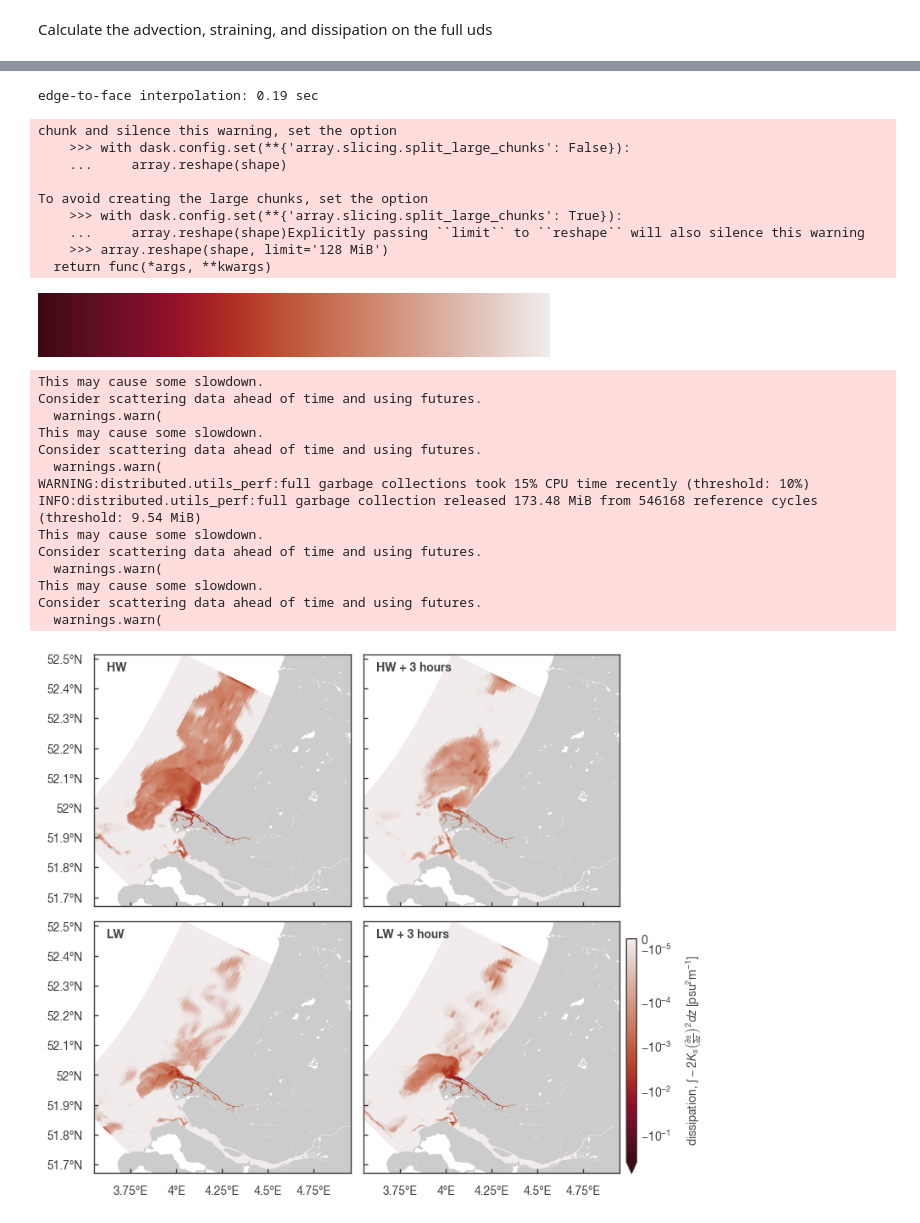
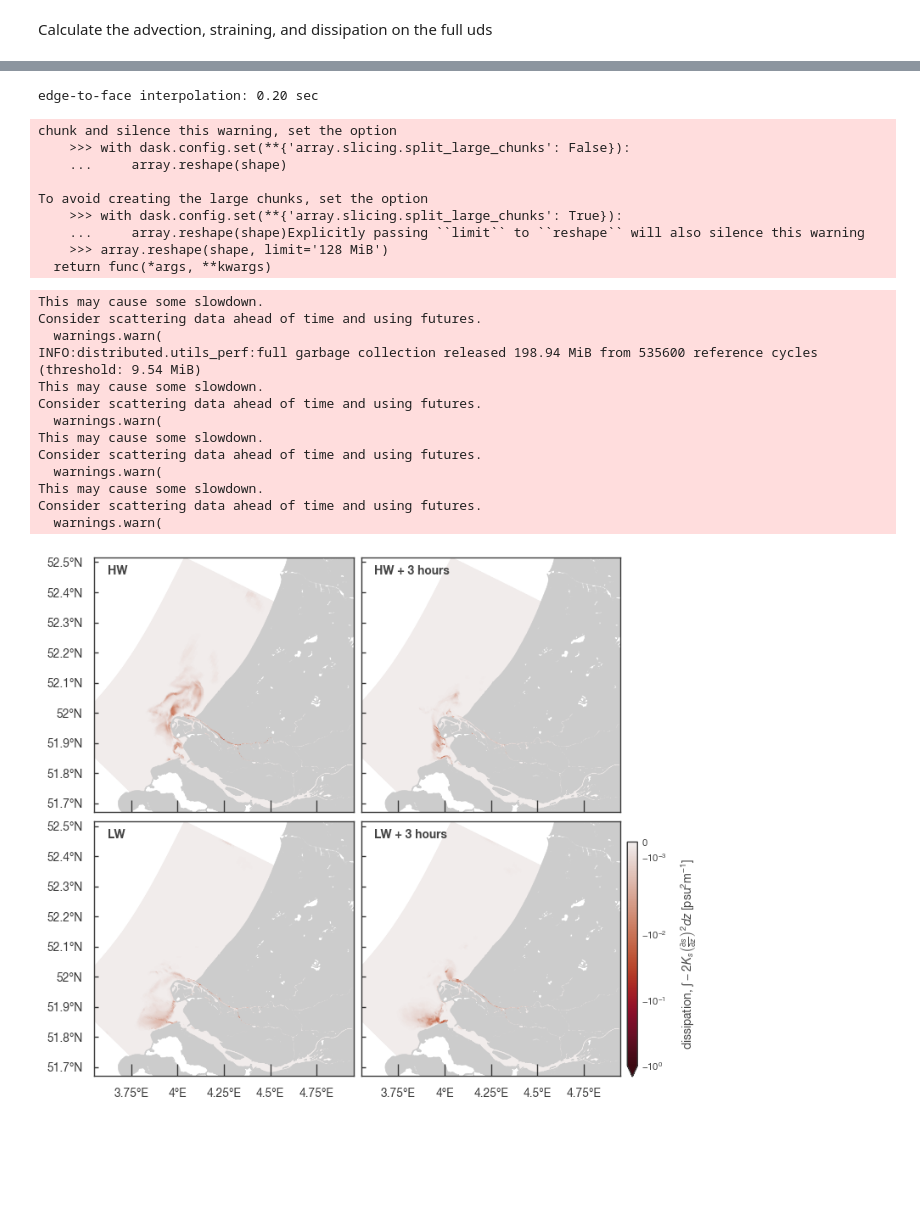
Before and after one commit to mgeraeds/pysva, a Jupyter notebook: notebooks/01_testing.ipynb, the cells around one changed output, grey strips where cells are left out. Cells and saved outputs as stored; diff of their text form; code cells hidden in the pictures; blank space fills up the shorter version.

Commit message:
Added new plots

```diff
--- a/notebooks/01_testing.ipynb
+++ b/notebooks/01_testing.ipynb
@@ -136,13 +140,14 @@ file_nc = r'/projects/0/einf1300/saltis-wp3-1/C_Work/05_RMD_2019/computations/D0
 file_nc = r'/projects/0/einf1300/saltis-wp3-1/C_Work/05_RMD_2019/computations/D02/D02AP/RMD_dflowfm_D02AP_0000_map.nc'
 file_nc = r'/projects/0/einf1300/saltis-wp3-1/C_Work/05_RMD_2019/computations/D02/D02AU_newobs/RMD_dflowfm_D02AU_0000_map.nc'
 file_nc = r'/projects/0/einf1300/saltis-wp3-1/C_Work/05_RMD_2019/computations/D06/D06_16N/RMD_dflowfm_D06_16N_0000_map.nc'
-# file_nc = r'/projects/0/einf1300/saltis-wp3-1/C_Work/05_RMD_2019/computations/D02/D0213AU/RMD_dflowfm_D0213AU_0000_map.nc'
+file_nc = r'/projects/0/einf1300/saltis-wp3-1/C_Work/05_RMD_2019/computations/D06/D06_19O/RMD_dflowfm_D06_19O_0000_map.nc'
+# file_nc = r'/projects/0/einf1300/saltis-wp3-1/C_Work/05_RMD_2019/computations/D02/D02AU_newobs/RMD_dflowfm_D02AU_*_map.nc'
 # %%
 from functools import partial
 def _preprocess(x, tstart, tend):
     return x.sel(time=slice(tstart, tend))
 # %%
-partial_func = partial(_preprocess, tstart=pd.to_datetime('2019-11-16 00:00'), tend=pd.to_datetime('2019-11-17 01:00'))
+partial_func = partial(_preprocess, tstart=pd.to_datetime('2019-10-19 12:00'), tend=pd.to_datetime('2019-10-20 13:00'))
 # %%
 data_xr = dfmt.open_partitioned_dataset(file_nc.replace('_0000_',"_*_"), chunks={'time':4}, preprocess=partial_func)# "mesh2d_nFaces":50000, "mesh2d_nNodes":50000, "mesh2d_nEdges":50000})#, "mesh2d_nFaces":5000, "mesh2d_nNodes":5000, "mesh2d_nEdges":5000})
 # %% [output]
@@ -335,7 +352,7 @@ Change the `sva_obj` to the tidally averaged `uds`
 # %% [markdown]
 Calculate the advection, straining, and dissipation on the full uds
 # %%
-straining = sva_obj.straining.persist()
+straining = sva_obj.straining
 # %% [output]
 chunk and silence this warning, set the option
     >>> with dask.config.set(**{'array.slicing.split_large_chunks': False}):
@@ -363,12 +382,12 @@ from matplotlib.ticker import MaxNLocator
 # %%
 fig, axs = plt.subplots(2,2, FigureClass=GeneralPlot, figsize=(8,8), sharey=True, sharex=True)
-times = [4, 7, 12, 15]
+times = [5, 8, 13, 16]
 plot_times = ['HW', 'HW + 3 hours', 'LW', 'LW + 3 hours']
 axs = axs.flatten()
 
 for t, p_t, ax in zip(times, plot_times, axs):
     bg = plot_basic_background(ax=ax, crs='WGS84', zorder=1)
-    pc = (straining).isel(time=t).ugrid.plot(ax=ax, cmap=cmo.balance, add_labels=False, add_colorbar=False, norm=mcolors.SymLogNorm(linthresh=5e-5), vmin=-1, vmax=1, zorder=0)
+    pc = (straining).isel(time=t).ugrid.plot(ax=ax, cmap=cmo.balance, add_labels=False, add_colorbar=False, norm=mcolors.SymLogNorm(linthresh=5e-3), vmin=-10, vmax=10, zorder=0)
     # pc=(div).isel(time=20, mesh2d_nLayers=45).ugrid.sel(x=slice(45_000, 85_000), y=slice(450_000, 480_000)).ugrid.plot(extend='both', cmap=cmo.balance, zorder=1, add_labels=False, add_colorbar=False)
 
     ax.set_xlim(3.55, 4.95)
@@ -382,9 +401,10 @@ cax.tick_params(axis=u'both', which=u'both', length=0)
 
 # cbar limits + others
 cb = plt.colorbar(pc, cax=cax, extend='both')
-tracer_string = r"straining, $\int -2u'_{v} s_{v}' \cdot \nabla \bar{s} dz$ [psu$^2$m$^{-1}$]"
-cb.set_label(f'{tracer_string}', labelpad=10)
-cb.ax.tick_params(labelsize=10)
-plt.subplots_adjust(wspace=-0.02, hspace=0.0)
-cb.ax.locator = MaxNLocator(2)
+tracer_string = r"straining, $\int -2\mathbf{u}'_{v} s_{v}' \cdot \nabla \bar{s} dz$ [psu$^2$m$^{-1}$]"
+cb.set_label(f'{tracer_string}', labelpad=10, fontsize=10)
+cb.ax.tick_params(labelsize=8)
+
+plt.subplots_adjust(wspace=0.025, hspace=0.03)
+plt.savefig(os.path.join(output_dir, f'straining_19O_D06_2019.png'), transparent=True)
 # %% [output]
@@ -396,7 +426,7 @@ INFO:distributed.utils_perf:full garbage collection released 53.64 MiB from 5386
 # %%
 dissipation = sva_obj.dissipation
 # %% [output]
-edge-to-face interpolation: 0.19 sec
+edge-to-face interpolation: 0.20 sec
 chunk and silence this warning, set the option
     >>> with dask.config.set(**{'array.slicing.split_large_chunks': False}):
     ...     array.reshape(shape)
@@ -412,56 +442,51 @@ To avoid creating the large chunks, set the option
 import cmasher as cmr
 # %%
 dissipation_cmap = cmr.get_sub_cmap(cmo.balance_r, 0,0.5)
-# %%
-dissipation_cmap
-# %% [output]
-[figure, removed]
 # %%
 import os
 # %%
 fig, axs = plt.subplots(2,2, FigureClass=GeneralPlot, figsize=(8,8), sharey=True, sharex=True)
-times = [4, 7, 12, 15]
+times = [5, 8, 13, 16]
 plot_times = ['HW', 'HW + 3 hours', 'LW', 'LW + 3 hours']
 axs = axs.flatten()
 
 for t, p_t, ax in zip(times, plot_times, axs):
     bg = plot_basic_background(ax=ax, crs='WGS84', zorder=1)
-    pc = (dissipation).isel(time=t).ugrid.plot(ax=ax, cmap=dissipation_cmap, add_labels=False, add_colorbar=False, norm=mcolors.SymLogNorm(linthresh=5e-5), zorder=0)
+    pc = (dissipation).isel(time=t).ugrid.plot(ax=ax, cmap=dissipation_cmap, add_labels=False, add_colorbar=False, norm=mcolors.SymLogNorm(linthresh=5e-3), vmin=-1, vmax=0, zorder=0)
     # pc=(div).isel(time=20, mesh2d_nLayers=45).ugrid.sel(x=slice(45_000, 85_000), y=slice(450_000, 480_000)).ugrid.plot(extend='both', cmap=cmo.balance, zorder=1, add_labels=False, add_colorbar=False)
 
     ax.set_xlim(3.55, 4.95)
 #     ax.set_title(f'LW + {t} hours')
     ax.set_title(f'{p_t}', x=0.05, y=1.0, pad=-14, loc='left', fontweight='bold', fontsize=10)
 
 
 # add colorbar
 cax = fig.add_axes([axs[-1].get_position().x1 + 0.01, axs[-1].get_position().y0, 0.015, axs[-1].get_position().height])
-cax.tick_params(axis=u'both', which=u'both', length=0)
+cax.tick_params(axis=u'both', which=u'both', length=0.1)
 
 # cbar limits + others
 cb = plt.colorbar(pc, cax=cax, extend='min')
 tracer_string = r"dissipation, $\int -2K_s \left(\frac{\partial s}{\partial z}\right)^2 dz$ [psu$^2$m$^{-1}$]"
 cb.set_label(f'{tracer_string}', labelpad=10, fontsize=10)
-cb.ax.tick_params(labelsize=10)
+cb.ax.tick_params(labelsize=8)
 
-plt.subplots_adjust(wspace=0.05, hspace=0.05)
+plt.subplots_adjust(wspace=0.03, hspace=0.02)
 
-plt.savefig(os.path.join(output_dir, f'dissipation_16N.png'), transparent=True)
+plt.savefig(os.path.join(output_dir, f'dissipation_D06_19O.png'), transparent=True)
 # %% [output]
+This may cause some slowdown.
+Consider scattering data ahead of time and using futures.
+  warnings.warn(
+INFO:distributed.utils_perf:full garbage collection released 198.94 MiB from 535600 reference cycles (threshold: 9.54 MiB)
 This may cause some slowdown.
 Consider scattering data ahead of time and using futures.
   warnings.warn(
 This may cause some slowdown.
 Consider scattering data ahead of time and using futures.
   warnings.warn(
-WARNING:distributed.utils_perf:full garbage collections took 15% CPU time recently (threshold: 10%)
-INFO:distributed.utils_perf:full garbage collection released 173.48 MiB from 546168 reference cycles (threshold: 9.54 MiB)
 This may cause some slowdown.
 Consider scattering data ahead of time and using futures.
   warnings.warn(
-This may cause some slowdown.
-Consider scattering data ahead of time and using futures.
-  warnings.warn(
-[figure, old version]
+[figure, new version]
 # %%
 fig, axs = plt.subplots(2,2, FigureClass=GeneralPlot, figsize=(8,8), sharey=True, sharex=True)
```
Also changed, not shown: parts of 40 cells of this notebook.
